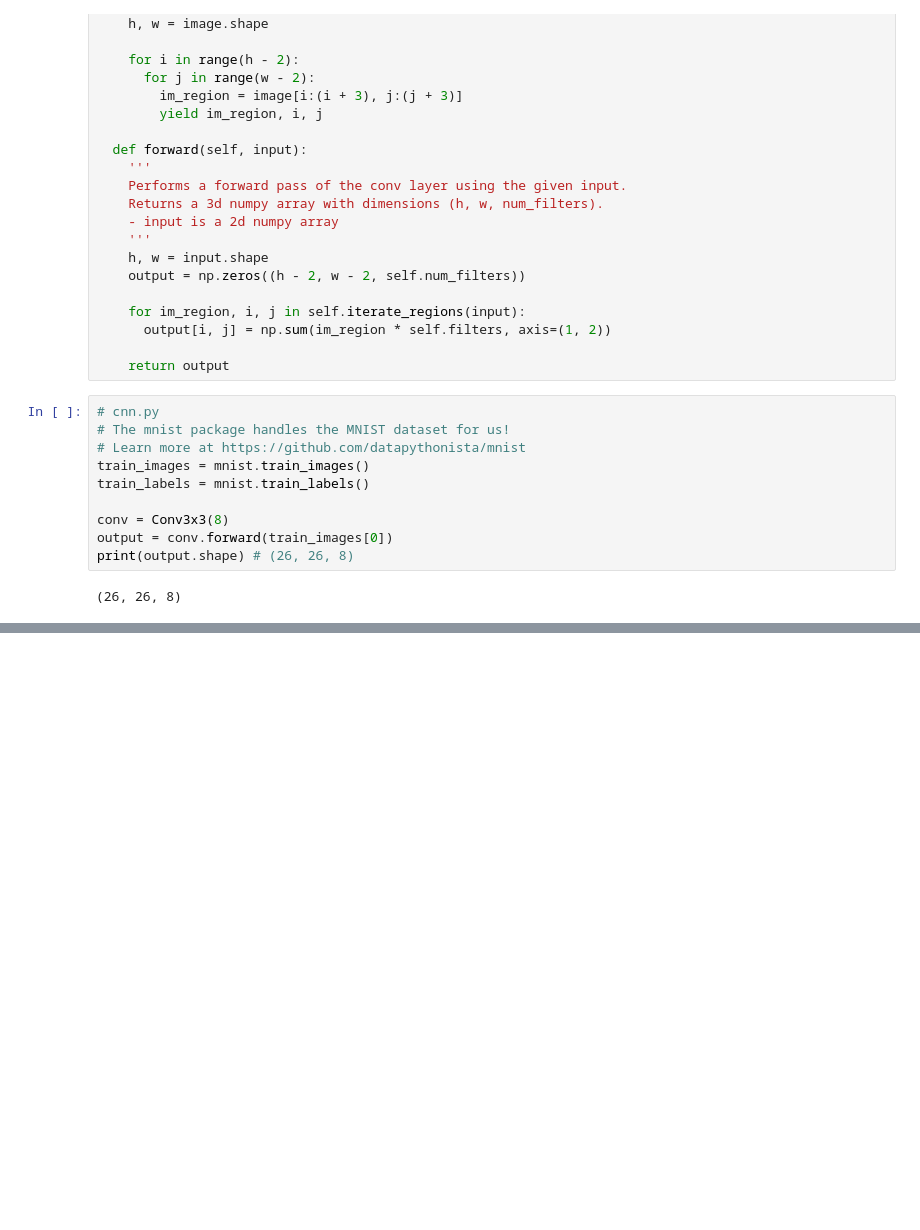
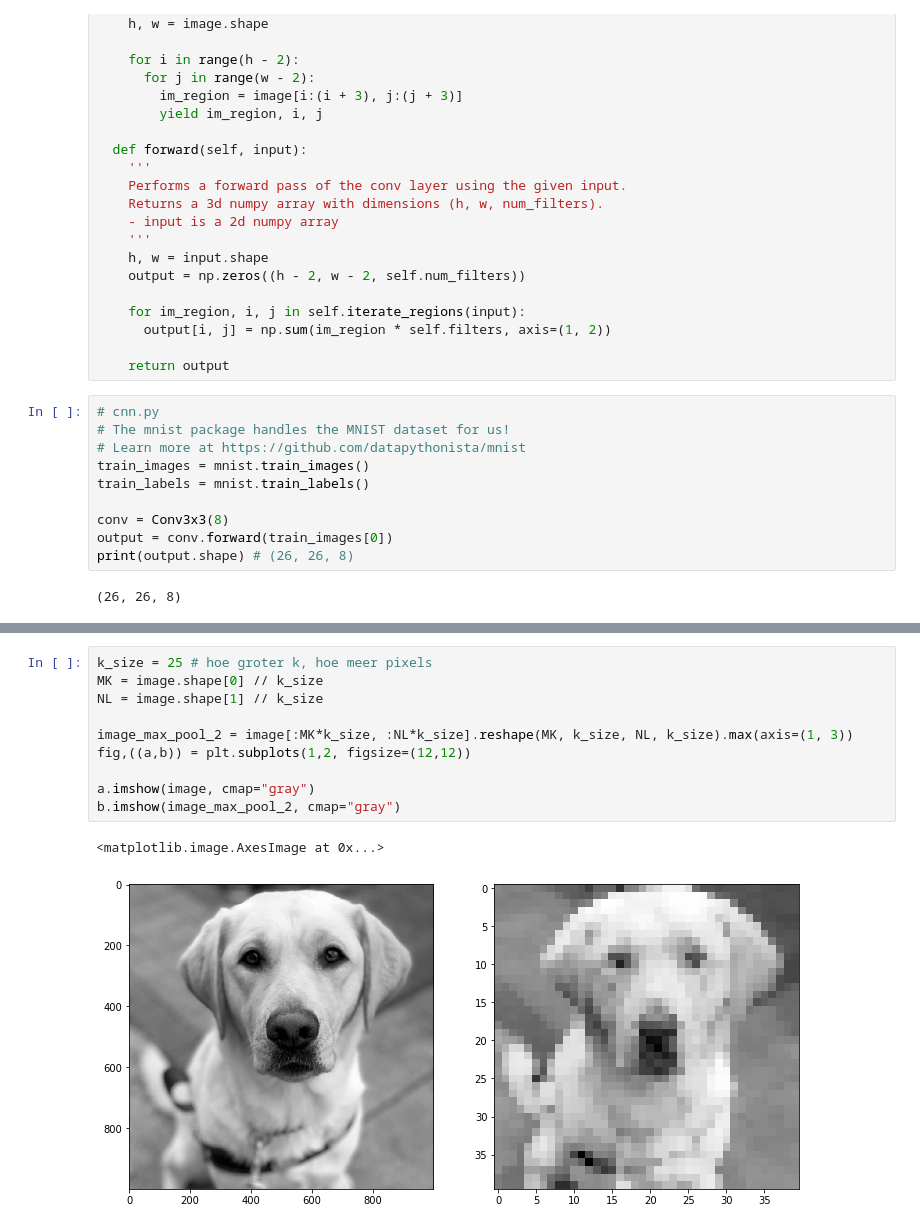
Before and after one commit to wolfsinem/MachineLearning, a Jupyter notebook: Convolutional_Neural_Networks/convnets_keras.ipynb, the cells around one changed output, grey strips where cells are left out. Cells and saved outputs as stored; diff of their text form; blank space fills up the shorter version.

```diff
--- a/Convolutional_Neural_Networks/convnets_keras.ipynb
+++ b/Convolutional_Neural_Networks/convnets_keras.ipynb
@@ -73,0 +166,13 @@ print(output.shape) # (26, 26, 8)
+# %%
+k_size = 25 # hoe groter k, hoe meer pixels
+MK = image.shape[0] // k_size
+NL = image.shape[1] // k_size
+
+image_max_pool_2 = image[:MK*k_size, :NL*k_size].reshape(MK, k_size, NL, k_size).max(axis=(1, 3))
+fig,((a,b)) = plt.subplots(1,2, figsize=(12,12))
+
+a.imshow(image, cmap="gray")
+b.imshow(image_max_pool_2, cmap="gray")
+# %% [output]
+<matplotlib.image.AxesImage at 0x...>
+[figure, added]
```
Also changed, not shown: parts of 13 cells of this notebook, 2 other files.
